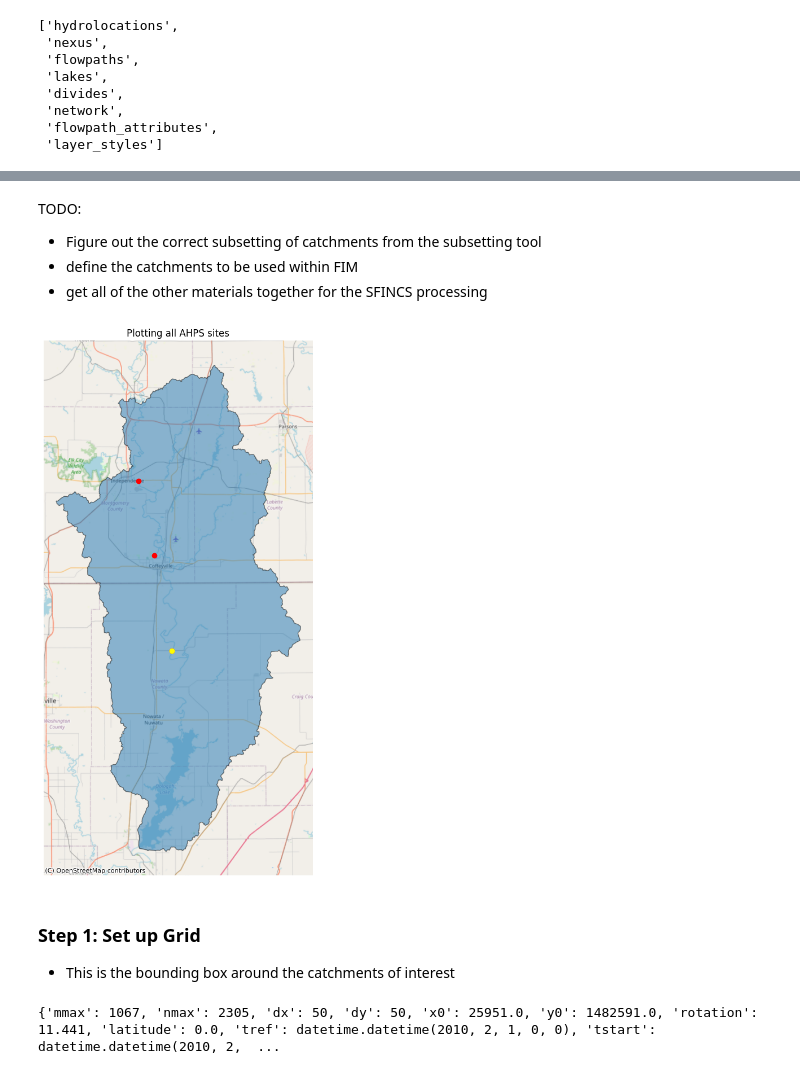
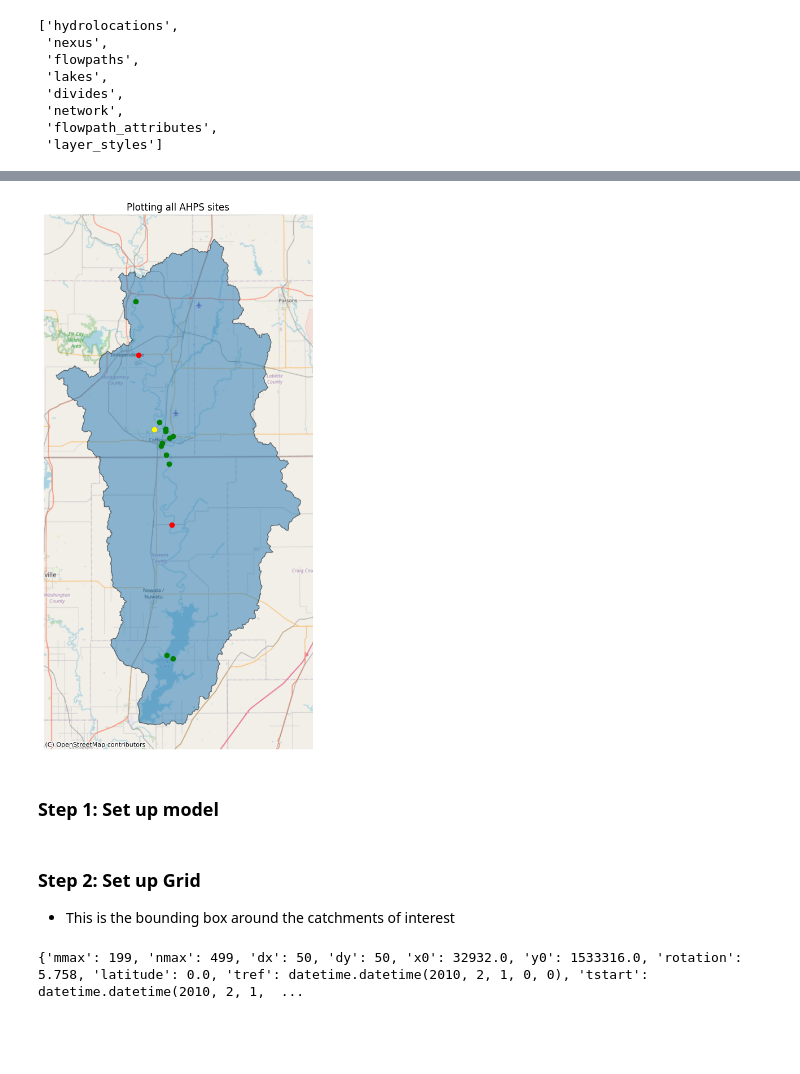
Before and after one commit to taddyb33/hydromt_sfincs, a Jupyter notebook: examples/build_from_hydrofabric.ipynb, the cells around one changed output, grey strips where cells are left out. Drawn from its saved outputs; the diff is of its cells as text; code cells hidden in the pictures; blank space fills up the shorter version.

```diff
--- a/examples/build_from_hydrofabric.ipynb
+++ b/examples/build_from_hydrofabric.ipynb
@@ -220,9 +326,14 @@ layers
 # %%
-plt.figure(figsize=(20, 12))
-pos = nx.spring_layout(G, k=0.5, iterations=50)
-nx.draw_networkx_nodes(G, pos, node_size=300, node_color='lightblue')
-nx.draw_networkx_edges(G, pos, edge_color='gray', arrows=True)
-nx.draw_networkx_labels(G, pos, font_size=8, font_family='sans-serif')
-plt.axis('off')
-plt.tight_layout()
-plt.show()
+# plt.figure(figsize=(20, 12))
+# pos = nx.spring_layout(G, k=0.5, iterations=50)
+# nx.draw_networkx_nodes(G, pos, node_size=300, node_color='lightblue')
+# nx.draw_networkx_edges(G, pos, edge_color='gray', arrows=True)
+# nx.draw_networkx_labels(G, pos, font_size=8, font_family='sans-serif')
+# plt.axis('off')
+# plt.tight_layout()
+# plt.show()
+_obs = gpd.read_file("/Users/taddbindas/projects/hydromt_sfincs/examples/tmp_ngwpc_data/Central_US_Spring_2019.gpkg")
+_obs = _obs.to_crs(epsg=5070)
+
+intersection = gpd.overlay(_obs, subset, how='intersection')
+intersection
@@ -242,29 +355,27 @@ _subset
-# %% [markdown]
-TODO:
-- Figure out the correct subsetting of catchments from the subsetting tool
-- define the catchments to be used within FIM
-- get all of the other materials together for the SFINCS processing
 # %%
 import matplotlib.pyplot as plt
 import contextily as cx
 
 fig, ax = plt.subplots(figsize=(10, 10))
 
 # Plot the original data
 subset.plot(ax=ax, alpha=0.5, edgecolor='k')
+intersection.plot(ax=ax, color='green', marker="o")
 
 # Plot the bounding box
 ahps_subset.plot(ax=ax, color='red')
 ahps_lid.plot(ax=ax, color='yellow', marker="o")
 
 cx.add_basemap(ax, crs=gdf.crs.to_string(), source=cx.providers.OpenStreetMap.Mapnik)
 
 # Set the title and remove axis
 plt.title('Plotting all AHPS sites')
 ax.axis('off')
 
 # Display the plot
 plt.tight_layout()
 plt.show()
 # %% [output]
-[figure, old version]
+[figure, new version]
+# %% [markdown]
+### Step 1: Set up model
@@ -271,18 +410,18 @@ plt.show()
 # %% [markdown]
-### Step 1: Set up Grid
+### Step 2: Set up Grid
 
 - This is the bounding box around the catchments of interest
 # %%
 sf.setup_grid_from_region(
-    region = {'geom': 'tmp_ngwpc_data/output_11070103.geojson'},
+    region = {'geom': 'tmp_ngwpc_data/coffeyville/flowlines_divides.geojson'},
     res= 50,
     rotated=True,
-    crs=5070  # NAD83 / Conus Albers HARDCODED
+    crs=_subset_divides.crs  # NAD83 / Conus Albers HARDCODED TODO figure out making this cleaner
 )
 # the input file is automatically updated. Uncomment to displayed below:
 print(sf.config)
 # %% [output]
-{'mmax': 1067, 'nmax': 2305, 'dx': 50, 'dy': 50, 'x0': 25951.0, 'y0': 1482591.0, 'rotation': 11.441, 'latitude': 0.0, 'tref': datetime.datetime(2010, 2, 1, 0, 0), 'tstart': datetime.datetime(2010, 2,  ...
+{'mmax': 199, 'nmax': 499, 'dx': 50, 'dy': 50, 'x0': 32932.0, 'y0': 1533316.0, 'rotation': 5.758, 'latitude': 0.0, 'tref': datetime.datetime(2010, 2, 1, 0, 0), 'tstart': datetime.datetime(2010, 2, 1,  ...
 # %%
 # show the model grid outline
 # sf.region.boundary.plot(figsize=(6,6))
```
Also changed, not shown: parts of 44 cells of this notebook, 4 other files.
